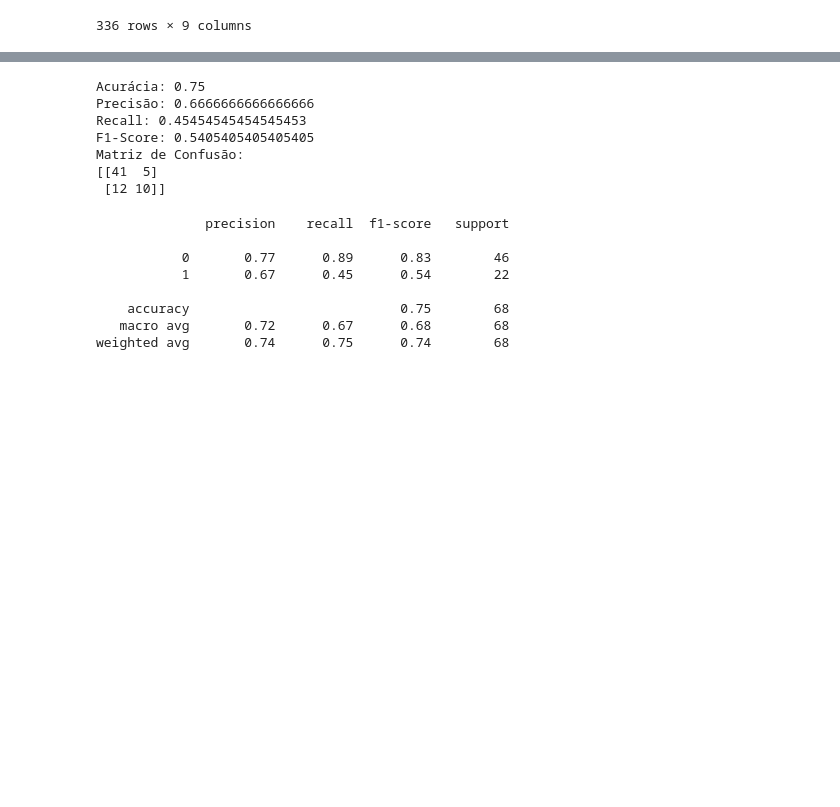
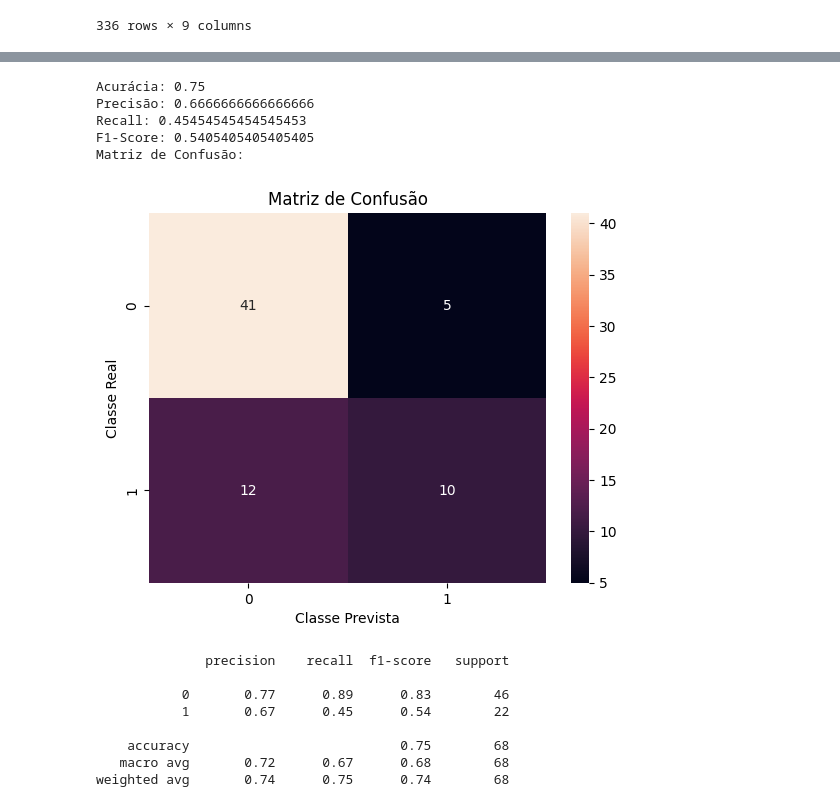
Before and after one commit to alissonviana1/My-TCC, a Jupyter notebook: MyTCC_RBC.ipynb, the cells around one changed output, grey strips where cells are left out. Saved outputs shown, nothing was run; the diff lists cells and outputs as text; code cells hidden in the pictures; blank space fills up the shorter version.

```diff
--- a/MyTCC_RBC.ipynb
+++ b/MyTCC_RBC.ipynb
@@ -122,28 +122,35 @@ df_similar
 # %%
 
 # Passo 6: Avaliar o desempenho do modelo
 y_pred = knn.predict(X_test)
 accuracy = accuracy_score(y_test, y_pred)
 precision = precision_score(y_test, y_pred)
 recall = recall_score(y_test, y_pred)
 f1 = f1_score(y_test, y_pred)
 confusion_mat = confusion_matrix(y_test, y_pred)
 
 # Exibir as métricas e matriz de confusão
 print("Acurácia:", accuracy)
 print("Precisão:", precision)
 print("Recall:", recall)
 print("F1-Score:", f1)
 print("Matriz de Confusão:")
-print(confusion_mat)
+
+
+sns.heatmap(confusion_mat, annot=True, fmt="d")
+plt.title('Matriz de Confusão')
+plt.xlabel('Classe Prevista')
+plt.ylabel('Classe Real')
+
+# Exibe o gráfico
+plt.show()
 # %% [output]
 Acurácia: 0.75
 Precisão: 0.6666666666666666
 Recall: 0.45454545454545453
 F1-Score: 0.5405405405405405
 Matriz de Confusão:
-[[41  5]
- [12 10]]
+[figure, added]
 # %%
 
 from sklearn.metrics import classification_report
```
